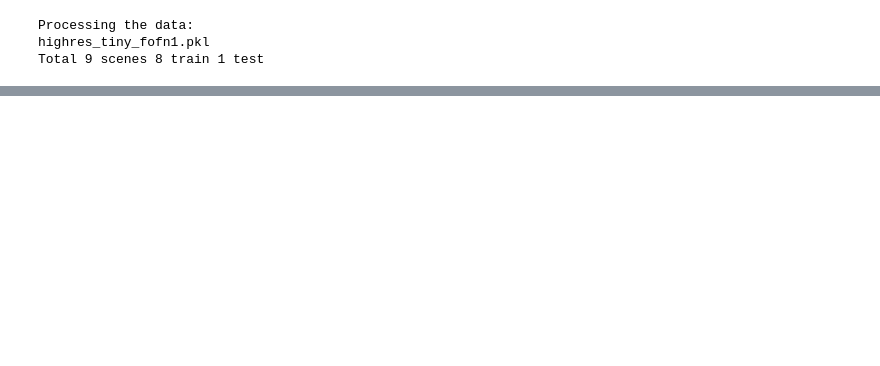
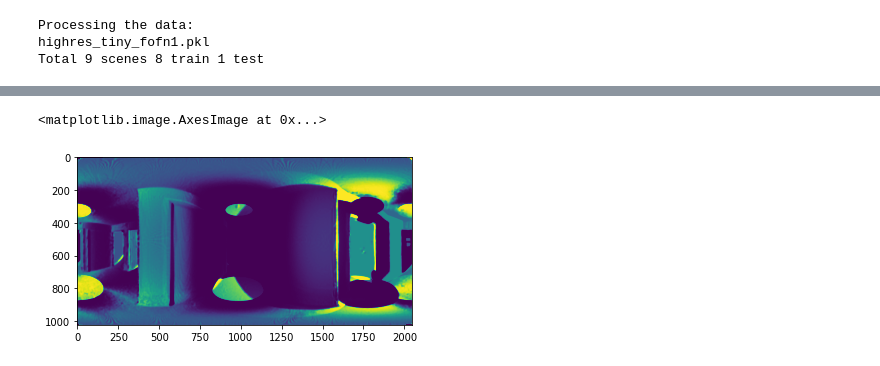
Before and after one commit to StanfordVL/GibsonEnv, a Jupyter notebook: dev/generate_data_select.ipynb, the cells around one changed output, grey strips where cells are left out. Cells and saved outputs as stored; diff of their text form; code cells hidden in the pictures; blank space fills up the shorter version.

```diff
--- a/dev/generate_data_select.ipynb
+++ b/dev/generate_data_select.ipynb
@@ -130,0 +172,5 @@ Image.fromarray(final.astype(np.uint8)).save('select%d.bmp' % (idx))
+# %%
+plt.imshow(sel[0])
+# %% [output]
+<matplotlib.image.AxesImage at 0x...>
+[figure, added]
```
Also changed, not shown: parts of 14 cells of this notebook.
